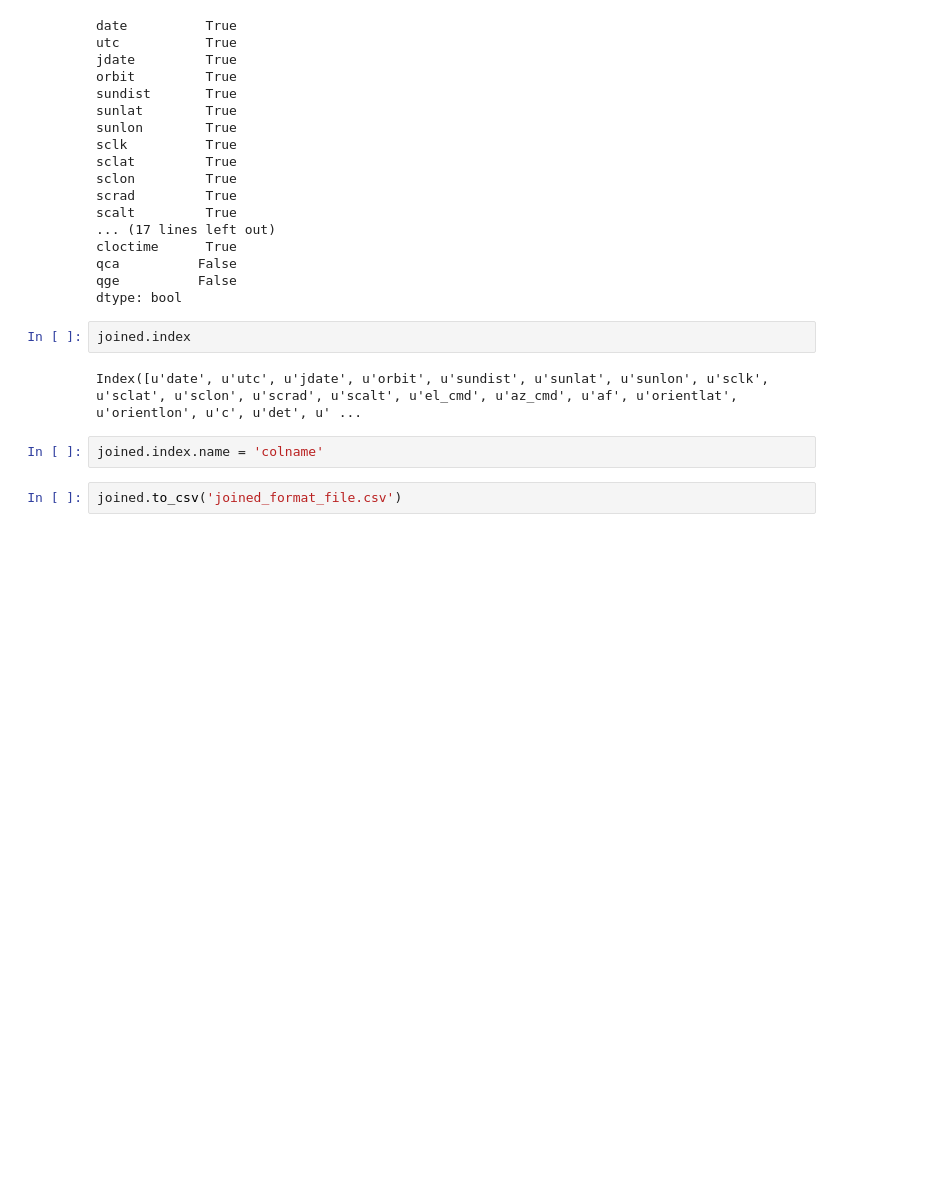
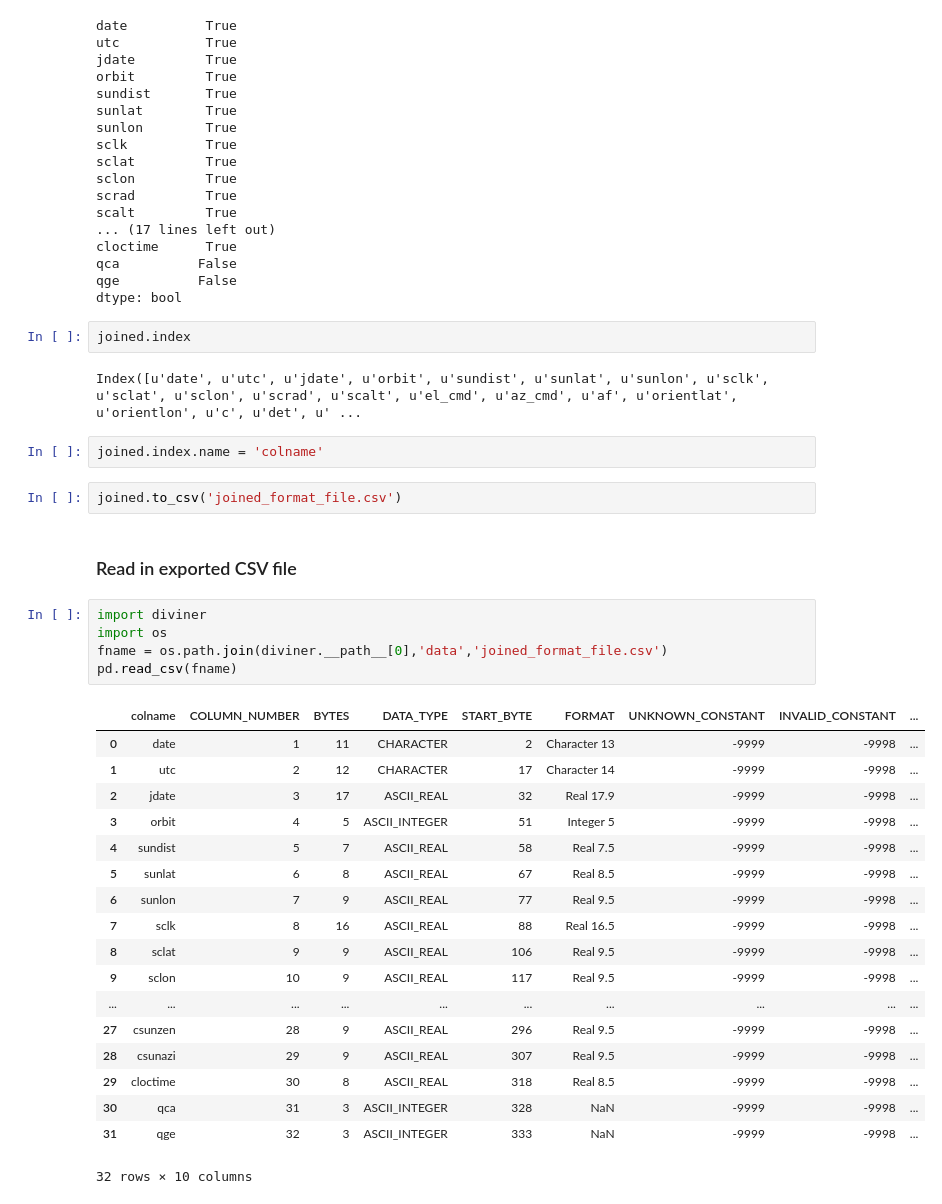
Before and after one commit to lro-diviner/divcalib, a Jupyter notebook: notebooks/production/produce_format_dataframe.ipynb, the cells around one changed output. Saved outputs shown, nothing was run; the diff lists cells and outputs as text; blank space fills up the shorter version.

```diff
--- a/notebooks/production/produce_format_dataframe.ipynb
+++ b/notebooks/production/produce_format_dataframe.ipynb
@@ -128,3 +128,29 @@ Index([u'date', u'utc', u'jdate', u'orbit', u'sundist', u'sunlat', u'sunlon', u'
 joined.index.name = 'colname'
 # %%
 joined.to_csv('joined_format_file.csv')
+# %% [markdown]
+### Read in exported CSV file
+# %%
+import diviner
+import os
+fname = os.path.join(diviner.__path__[0],'data','joined_format_file.csv')
+pd.read_csv(fname)
+# %% [output]
+|  | colname | COLUMN_NUMBER | BYTES | DATA_TYPE | START_BYTE | FORMAT | UNKNOWN_CONSTANT | INVALID_CONSTANT | ... |
+| 0 | date | 1 | 11 | CHARACTER | 2 | Character 13 | -9999 | -9998 | ... |
+| 1 | utc | 2 | 12 | CHARACTER | 17 | Character 14 | -9999 | -9998 | ... |
+| 2 | jdate | 3 | 17 | ASCII_REAL | 32 | Real 17.9 | -9999 | -9998 | ... |
+| 3 | orbit | 4 | 5 | ASCII_INTEGER | 51 | Integer 5 | -9999 | -9998 | ... |
+| 4 | sundist | 5 | 7 | ASCII_REAL | 58 | Real 7.5 | -9999 | -9998 | ... |
+| 5 | sunlat | 6 | 8 | ASCII_REAL | 67 | Real 8.5 | -9999 | -9998 | ... |
+| 6 | sunlon | 7 | 9 | ASCII_REAL | 77 | Real 9.5 | -9999 | -9998 | ... |
+| 7 | sclk | 8 | 16 | ASCII_REAL | 88 | Real 16.5 | -9999 | -9998 | ... |
+| 8 | sclat | 9 | 9 | ASCII_REAL | 106 | Real 9.5 | -9999 | -9998 | ... |
+| 9 | sclon | 10 | 9 | ASCII_REAL | 117 | Real 9.5 | -9999 | -9998 | ... |
+| ... | ... | ... | ... | ... | ... | ... | ... | ... | ... |
+| 27 | csunzen | 28 | 9 | ASCII_REAL | 296 | Real 9.5 | -9999 | -9998 | ... |
+| 28 | csunazi | 29 | 9 | ASCII_REAL | 307 | Real 9.5 | -9999 | -9998 | ... |
+| 29 | cloctime | 30 | 8 | ASCII_REAL | 318 | Real 8.5 | -9999 | -9998 | ... |
+| 30 | qca | 31 | 3 | ASCII_INTEGER | 328 | NaN | -9999 | -9998 | ... |
+| 31 | qge | 32 | 3 | ASCII_INTEGER | 333 | NaN | -9999 | -9998 | ... |
+32 rows × 10 columns
```
Also changed, not shown: 1 other file.
